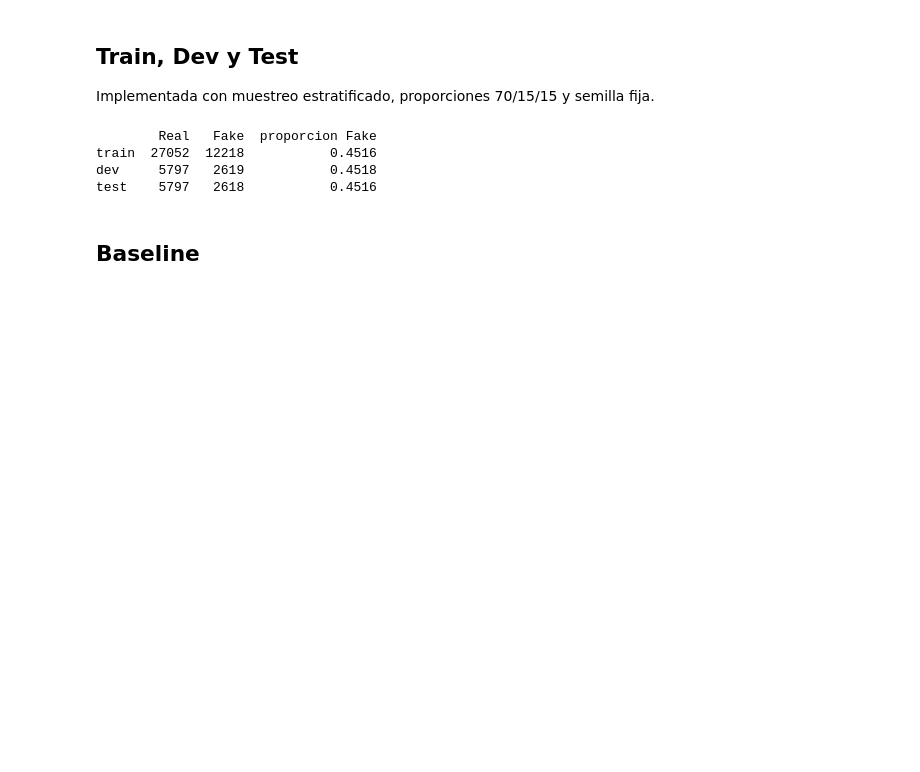
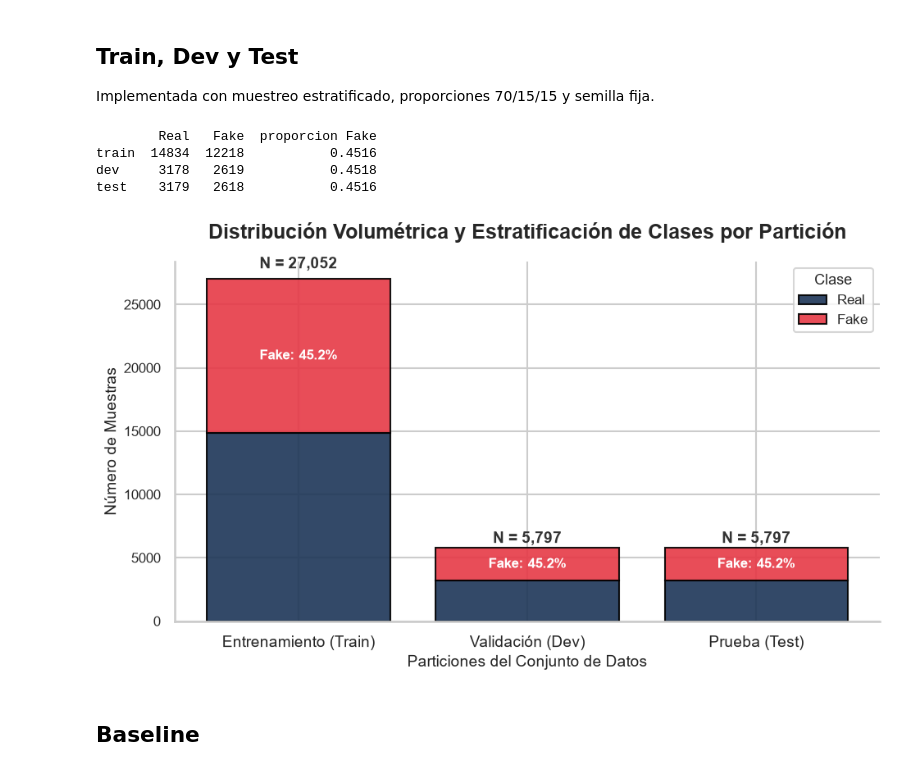
Before and after one commit to kao05/SpamAnalysis-TextMining, a Jupyter notebook: Project_FakeNews.ipynb, the cells around one changed output. Drawn from its saved outputs; the diff is of its cells as text; code cells hidden in the pictures; blank space fills up the shorter version.

```diff
--- a/Project_FakeNews.ipynb
+++ b/Project_FakeNews.ipynb
@@ -191,22 +313,75 @@ Implementada con muestreo estratificado, proporciones 70/15/15 y semilla fija.
 # %%
 x_texto = df['text']
 y = df['y']
 
 x_train_txt, x_temp_txt, y_train, y_temp = train_test_split( x_texto, y, test_size=0.30, stratify=y, random_state=seed)
 
 x_dev_txt, x_test_txt, y_dev, y_test = train_test_split( x_temp_txt, y_temp, test_size=0.50, stratify=y_temp, random_state=seed)
 
 resumen = pd.DataFrame({
-    'Real': [len(y_train), len(y_dev), len(y_test)],
+    'Real': [len(y_train) - y_train.sum(), len(y_dev) - y_dev.sum(), len(y_test) - y_test.sum()],
     'Fake': [y_train.sum(), y_dev.sum(), y_test.sum()],
     'proporcion Fake': [y_train.mean(), y_dev.mean(), y_test.mean()]
 }, index=['train', 'dev', 'test']).round(4)
 print(resumen)
+
+#Ploteo
+#------
+# Sustituye estas variables por las tuyas en tu entorno de ejecución
+datos_separacion = {
+    'Partición': ['Entrenamiento (Train)', 'Validación (Dev)', 'Prueba (Test)'],
+    'Real': [len(y_train) - y_train.sum(), len(y_dev) - y_dev.sum(), len(y_test) - y_test.sum()],
+    'Fake': [y_train.sum(), y_dev.sum(), y_test.sum()]
+}
+
+df_plot = pd.DataFrame(datos_separacion).set_index('Partición')
+
+# 2. Configuración estética orientada a presentación académica
+sns.set_theme(style="whitegrid", context="talk")
+fig, ax = plt.subplots(figsize=(10, 6))
+
+# Paleta coherente con la gráfica anterior
+color_real = '#1D3557' # Azul institucional
+color_fake = '#E63946' # Rojo alerta
+
+# 3. Generación del Gráfico de Barras Apiladas
+# Ploteo de la base ('Real')
+ax.bar(df_plot.index, df_plot['Real'], label='Real', color=color_real, edgecolor='black', alpha=0.9)
+# Ploteo de la cima ('Fake') sobre la base ('Real')
+ax.bar(df_plot.index, df_plot['Fake'], bottom=df_plot['Real'], label='Fake', color=color_fake, edgecolor='black', alpha=0.9)
+
+# 4. Anotaciones de rigor (Volumen total y Porcentaje de estratificación)
+for i, particion in enumerate(df_plot.index):
+    total = df_plot.loc[particion, 'Real'] + df_plot.loc[particion, 'Fake']
+    fake_count = df_plot.loc[particion, 'Fake']
+    proporcion_fake = (fake_count / total) * 100
+
+    # Anotación del volumen total en la parte superior de la barra
+    ax.text(i, total + (total * 0.02), f'N = {int(total):,}',
+            ha='center', va='bottom', fontsize=14, fontweight='bold', color='#333333')
+
+    # Anotación demostrativa de la estratificación (dentro de la barra Fake)
+    ax.text(i, total - (fake_count / 2), f'Fake: {proporcion_fake:.1f}%',
+            ha='center', va='center', fontsize=12, fontweight='bold', color='white')
+
+# 5. Formateo de ejes y metadatos
+ax.set_title('Distribución Volumétrica y Estratificación de Clases por Partición', fontsize=18, fontweight='bold', pad=20)
+ax.set_ylabel('Número de Muestras', fontsize=14)
+ax.set_xlabel('Particiones del Conjunto de Datos', fontsize=14)
+ax.tick_params(axis='y', labelsize=12)
+ax.tick_params(axis='x', labelsize=14)
+ax.legend(title='Clase', title_fontsize='13', fontsize='12', loc='upper right')
+
+# Optimización espacial
+sns.despine()
+plt.tight_layout()
+plt.show()
 # %% [output]
         Real   Fake  proporcion Fake
-train  27052  12218           0.4516
-dev     5797   2619           0.4518
-test    5797   2618           0.4516
+train  14834  12218           0.4516
+dev     3178   2619           0.4518
+test    3179   2618           0.4516
+[figure, added]
 # %% [markdown]
 ## Baseline
 # %%
```
Also changed, not shown: parts of 13 cells of this notebook.
